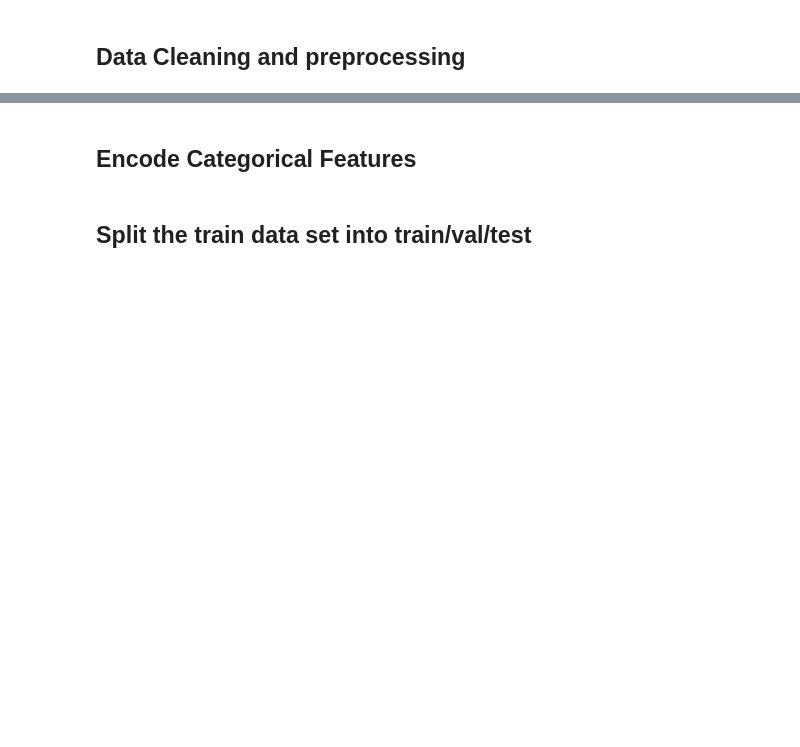
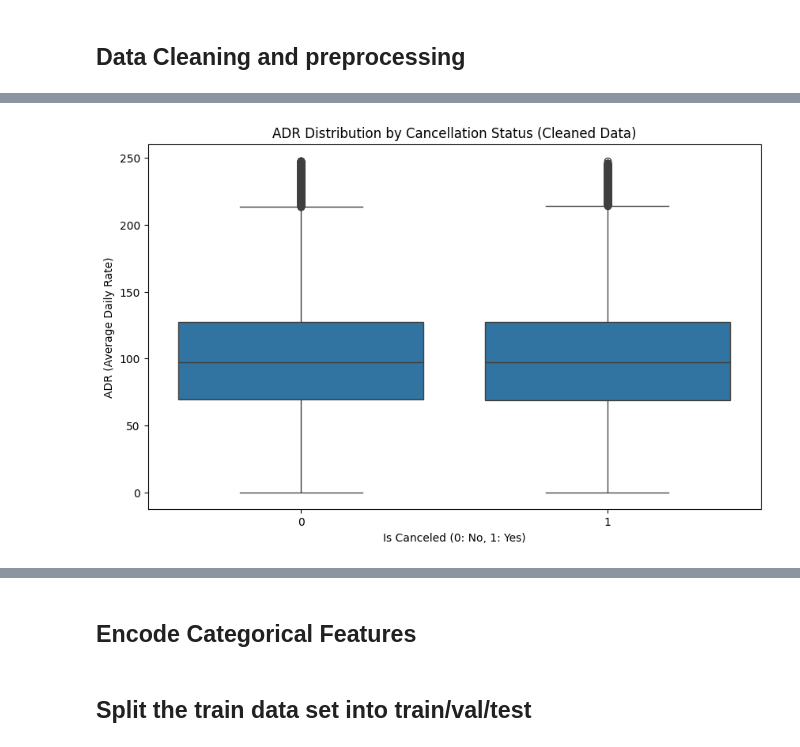
Before and after one commit to Yevheniia-Rudenko/redi_school_ML_AI, a Jupyter notebook: final_project/simple_logistic_regression.ipynb, the cells around one changed output, grey strips where cells are left out. Drawn from its saved outputs; the diff is of its cells as text; code cells hidden in the pictures; blank space fills up the shorter version.

```diff
--- a/final_project/simple_logistic_regression.ipynb
+++ b/final_project/simple_logistic_regression.ipynb
@@ -141,0 +214,10 @@ df_train.to_csv('clean_train.csv', index=False)
+# %%
+# Distribution of 'ADR' (Average Daily Rate) by Cancellation Status (After Cleaning)
+plt.figure(figsize=(10, 6))
+sns.boxplot(x='is_canceled', y='adr', data=df_train)
+plt.title('ADR Distribution by Cancellation Status (Cleaned Data)')
+plt.xlabel('Is Canceled (0: No, 1: Yes)')
+plt.ylabel('ADR (Average Daily Rate)')
+plt.show()
+# %% [output]
+[figure, added]
```
Also changed, not shown: parts of 28 cells of this notebook, 7 other files.
